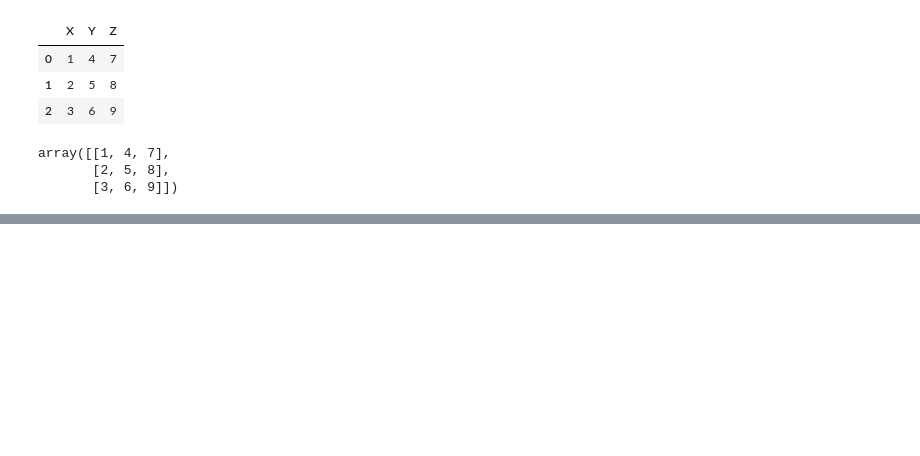
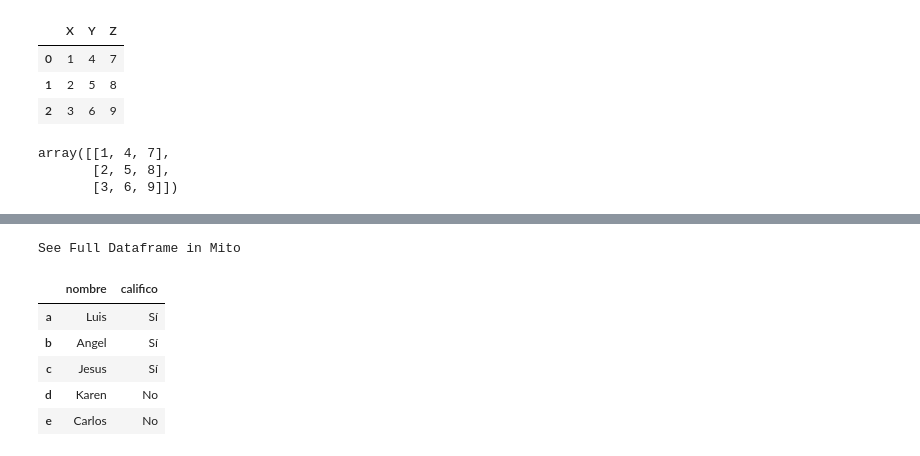
Before and after one commit to TherealVL/Ejercicios_Pandas, a Jupyter notebook: Ejercicios_Panda.ipynb, the cells around one changed output, grey strips where cells are left out. Cells and saved outputs as stored; diff of their text form; code cells hidden in the pictures; blank space fills up the shorter version.

```diff
--- a/Ejercicios_Panda.ipynb
+++ b/Ejercicios_Panda.ipynb
@@ -664,0 +668,10 @@ array([[1, 4, 7],
+# %%
+nombre = ["Luis","Angel","Jesus","Karen","Carlos"]
+puntaje = [8,9,10,4,5]
+intentos = [1,2,4,5,2]
+califico = ["Sí","Sí","Sí","No","No"]
+indices = ["a", "b", "c", "d","e"]
+jugadores = {"nombre":nombre, "puntaje":puntaje, "intentos": intentos, "califico":califico, "indices":indices}
+# %%
+dt54 = pd.DataFrame(data=jugadores, index=indices)
+dt54
@@ -664,0 +686,10 @@ array([[1, 4, 7],
+# %%
+dt54[["nombre","califico"]]
+# %% [output]
+See Full Dataframe in Mito
+|  | nombre | califico |
+| a | Luis | Sí |
+| b | Angel | Sí |
+| c | Jesus | Sí |
+| d | Karen | No |
+| e | Carlos | No |
```
Also changed, not shown: parts of 2 cells of this notebook.
